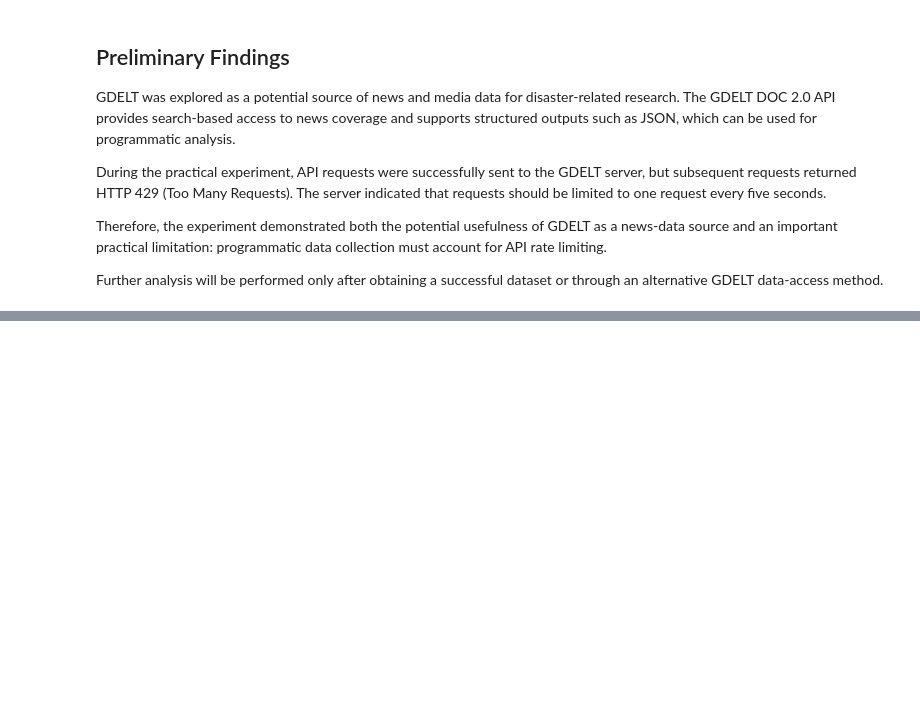
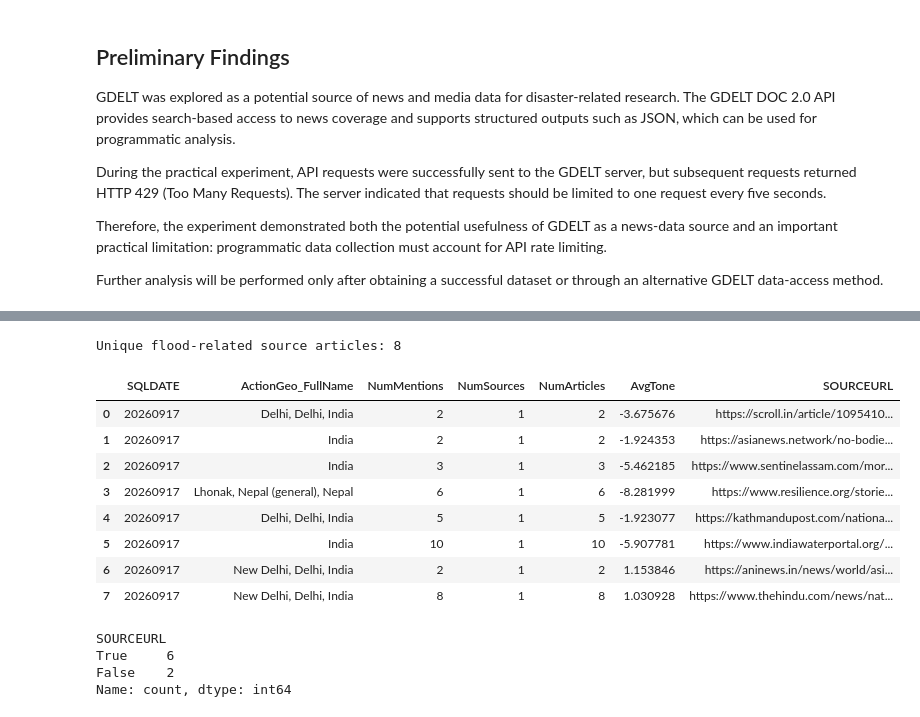
Before and after one commit to Sumaira-K/GDELT-Research, a Jupyter notebook: notebooks/gdelt_exploration.ipynb, the cells around one changed output, grey strips where cells are left out. Saved outputs shown, nothing was run; the diff lists cells and outputs as text; code cells hidden in the pictures; blank space fills up the shorter version.

```diff
--- a/notebooks/gdelt_exploration.ipynb
+++ b/notebooks/gdelt_exploration.ipynb
@@ -192,0 +538,25 @@ dataset or through an alternative GDELT data-access method.
+# %%
+pd.set_option("display.max_colwidth", 150)
+
+flood_india = india_records[
+    india_records["SOURCEURL"]
+    .fillna("")
+    .str.lower()
+    .str.contains("flood", regex=False)
+].copy()
+
+print("Candidate flood records:", len(flood_india))
+
+print(
+    flood_india[
+        [
+            "SQLDATE",
+            "EventCode",
+            "Actor1Name",
+            "Actor2Name",
+            "ActionGeo_FullName",
+            "NumMentions",
+            "SOURCEURL"
+        ]
+    ].to_string(index=False)
+)
@@ -192,0 +607,41 @@ dataset or through an alternative GDELT data-access method.
+# %%
+flood_articles = (
+    flood_india[
+        [
+            "SQLDATE",
+            "ActionGeo_FullName",
+            "NumMentions",
+            "NumSources",
+            "NumArticles",
+            "AvgTone",
+            "SOURCEURL"
+        ]
+    ]
+    .drop_duplicates(subset="SOURCEURL")
+    .reset_index(drop=True)
+)
+
+print("Unique flood-related source articles:", len(flood_articles))
+
+flood_articles
+# %% [output]
+Unique flood-related source articles: 8
+|  | SQLDATE | ActionGeo_FullName | NumMentions | NumSources | NumArticles | AvgTone | SOURCEURL |
+| 0 | 20260917 | Delhi, Delhi, India | 2 | 1 | 2 | -3.675676 | https://scroll.in/article/1095410... |
+| 1 | 20260917 | India | 2 | 1 | 2 | -1.924353 | https://asianews.network/no-bodie... |
+| 2 | 20260917 | India | 3 | 1 | 3 | -5.462185 | https://www.sentinelassam.com/mor... |
+| 3 | 20260917 | Lhonak, Nepal (general), Nepal | 6 | 1 | 6 | -8.281999 | https://www.resilience.org/storie... |
+| 4 | 20260917 | Delhi, Delhi, India | 5 | 1 | 5 | -1.923077 | https://kathmandupost.com/nationa... |
+| 5 | 20260917 | India | 10 | 1 | 10 | -5.907781 | https://www.indiawaterportal.org/... |
+| 6 | 20260917 | New Delhi, Delhi, India | 2 | 1 | 2 | 1.153846 | https://aninews.in/news/world/asi... |
+| 7 | 20260917 | New Delhi, Delhi, India | 8 | 1 | 8 | 1.030928 | https://www.thehindu.com/news/nat... |
+# %%
+flood_articles["SOURCEURL"].str.lower().str.contains(
+    "nepal",
+    regex=False
+).value_counts()
+# %% [output]
+SOURCEURL
+True     6
+False    2
+Name: count, dtype: int64
```
Also changed, not shown: parts of 18 cells of this notebook, 3 other files.
